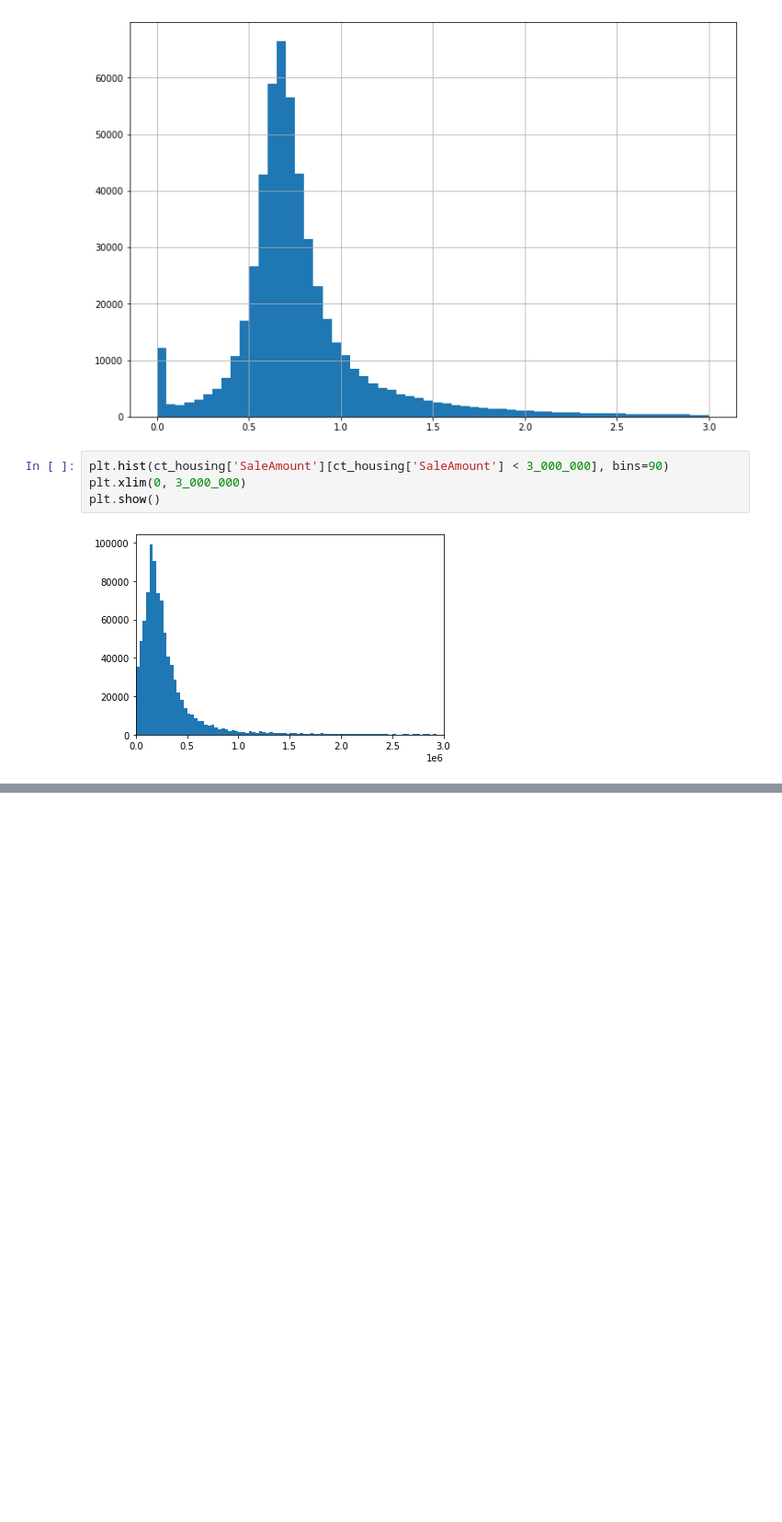
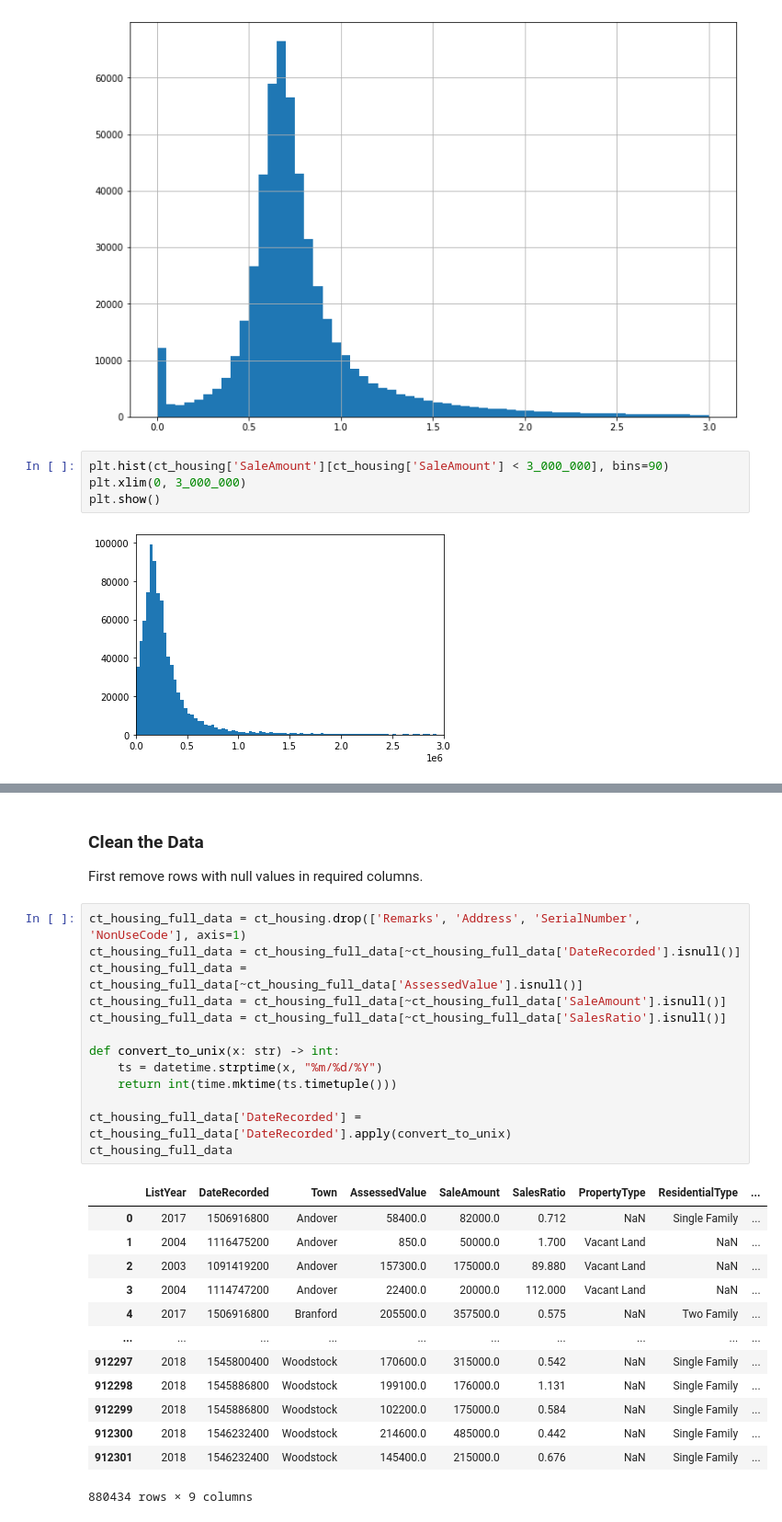
Before and after one commit to AJarombek/machine-learning-programs, a Jupyter notebook: programs/ct-housing/ct-housing.ipynb, the cells around one changed output, grey strips where cells are left out. Shown at 92% size. Drawn from its saved outputs; the diff is of its cells as text; blank space fills up the shorter version.

Commit message:
ct housing data cleaned for a ML program

```diff
--- a/programs/ct-housing/ct-housing.ipynb
+++ b/programs/ct-housing/ct-housing.ipynb
@@ -53,0 +183,31 @@ plt.show()
+# %% [markdown]
+### Clean the Data
+
+First remove rows with null values in required columns.
+# %%
+ct_housing_full_data = ct_housing.drop(['Remarks', 'Address', 'SerialNumber', 'NonUseCode'], axis=1)
+ct_housing_full_data = ct_housing_full_data[~ct_housing_full_data['DateRecorded'].isnull()]
+ct_housing_full_data = ct_housing_full_data[~ct_housing_full_data['AssessedValue'].isnull()]
+ct_housing_full_data = ct_housing_full_data[~ct_housing_full_data['SaleAmount'].isnull()]
+ct_housing_full_data = ct_housing_full_data[~ct_housing_full_data['SalesRatio'].isnull()]
+
+def convert_to_unix(x: str) -> int:
+    ts = datetime.strptime(x, "%m/%d/%Y")
+    return int(time.mktime(ts.timetuple()))
+
+ct_housing_full_data['DateRecorded'] = ct_housing_full_data['DateRecorded'].apply(convert_to_unix)
+ct_housing_full_data
+# %% [output]
+|  | ListYear | DateRecorded | Town | AssessedValue | SaleAmount | SalesRatio | PropertyType | ResidentialType | ... |
+| 0 | 2017 | 1506916800 | Andover | 58400.0 | 82000.0 | 0.712 | NaN | Single Family | ... |
+| 1 | 2004 | 1116475200 | Andover | 850.0 | 50000.0 | 1.700 | Vacant Land | NaN | ... |
+| 2 | 2003 | 1091419200 | Andover | 157300.0 | 175000.0 | 89.880 | Vacant Land | NaN | ... |
+| 3 | 2004 | 1114747200 | Andover | 22400.0 | 20000.0 | 112.000 | Vacant Land | NaN | ... |
+| 4 | 2017 | 1506916800 | Branford | 205500.0 | 357500.0 | 0.575 | NaN | Two Family | ... |
+| ... | ... | ... | ... | ... | ... | ... | ... | ... | ... |
+| 912297 | 2018 | 1545800400 | Woodstock | 170600.0 | 315000.0 | 0.542 | NaN | Single Family | ... |
+| 912298 | 2018 | 1545886800 | Woodstock | 199100.0 | 176000.0 | 1.131 | NaN | Single Family | ... |
+| 912299 | 2018 | 1545886800 | Woodstock | 102200.0 | 175000.0 | 0.584 | NaN | Single Family | ... |
+| 912300 | 2018 | 1546232400 | Woodstock | 214600.0 | 485000.0 | 0.442 | NaN | Single Family | ... |
+| 912301 | 2018 | 1546232400 | Woodstock | 145400.0 | 215000.0 | 0.676 | NaN | Single Family | ... |
+880434 rows × 9 columns
```
Also changed, not shown: parts of 19 cells of this notebook, 2 other files.
